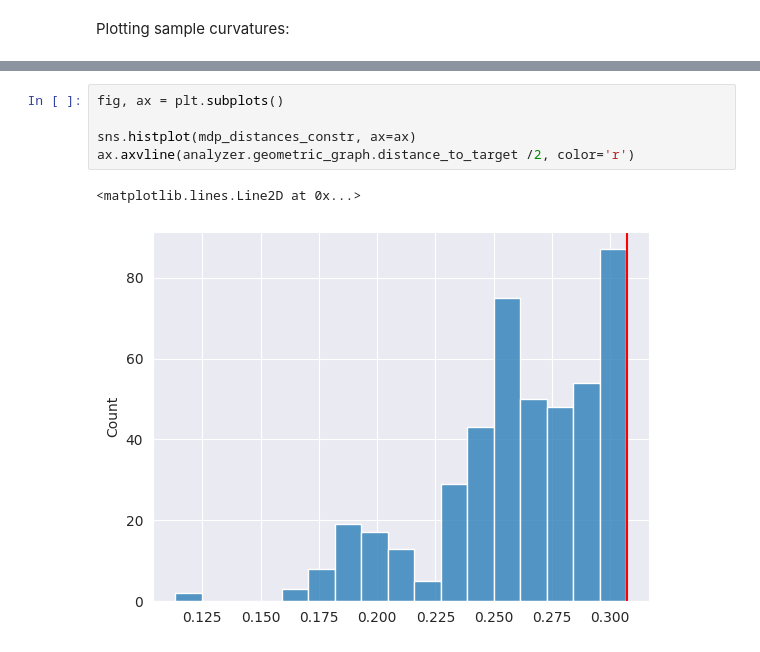
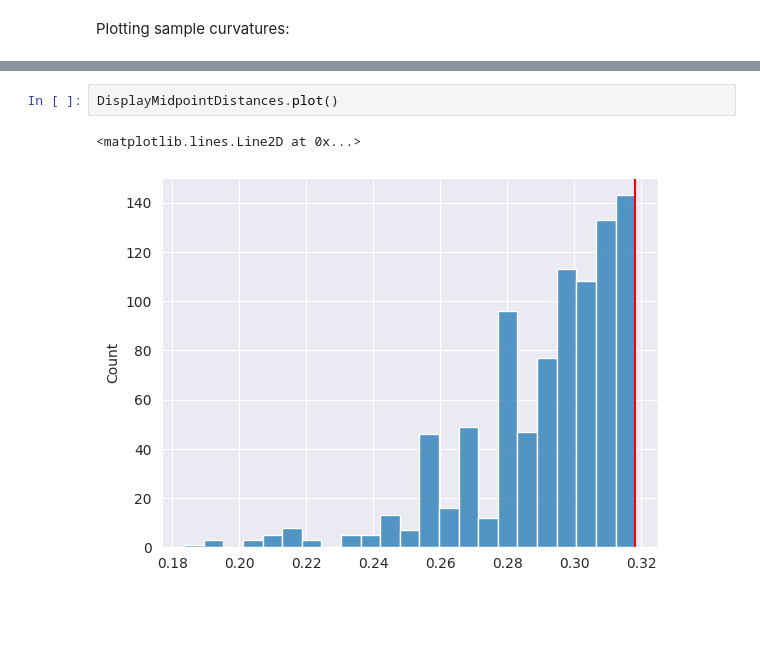
Before and after one commit to benediktpetko/geometric-coarse-curvature, a Jupyter notebook: notebooks/hypersphere_coarse_curvature.ipynb, the cells around one changed output, grey strips where cells are left out. Saved outputs shown, nothing was run; the diff lists cells and outputs as text; blank space fills up the shorter version.

```diff
--- a/notebooks/hypersphere_coarse_curvature.ipynb
+++ b/notebooks/hypersphere_coarse_curvature.ipynb
@@ -77,8 +63,5 @@ array([11.85960692])
-# %%
-fig, ax = plt.subplots()
-
-sns.histplot(mdp_distances_constr, ax=ax)
-ax.axvline(analyzer.geometric_graph.distance_to_target /2, color='r')
-# %% [output]
-<matplotlib.lines.Line2D at 0x...>
-[figure, removed]
+# %%
+DisplayMidpointDistances.plot()
+# %% [output]
+<matplotlib.lines.Line2D at 0x...>
+[figure, added]
```
Also changed, not shown: parts of 6 cells of this notebook, 6 other files.
